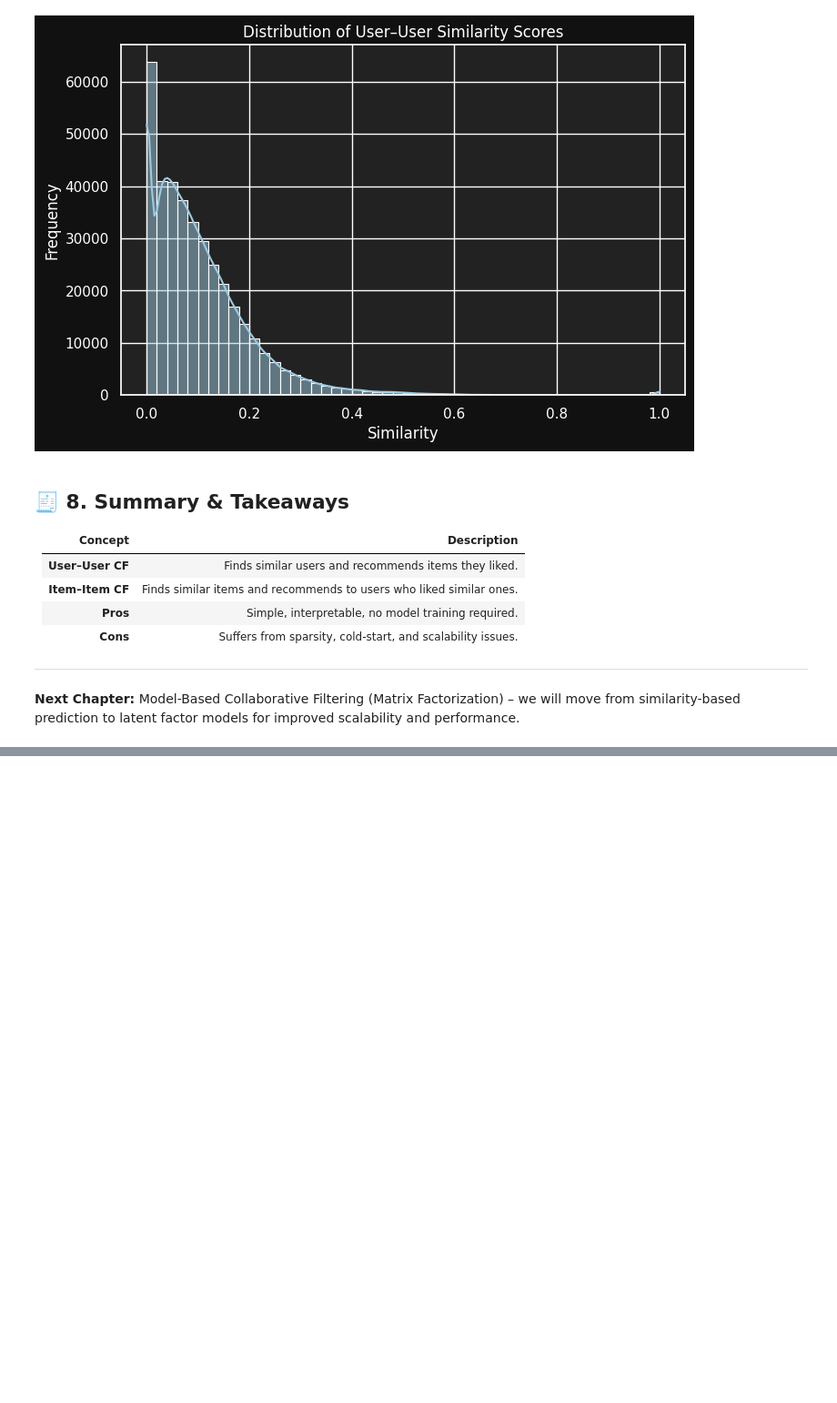
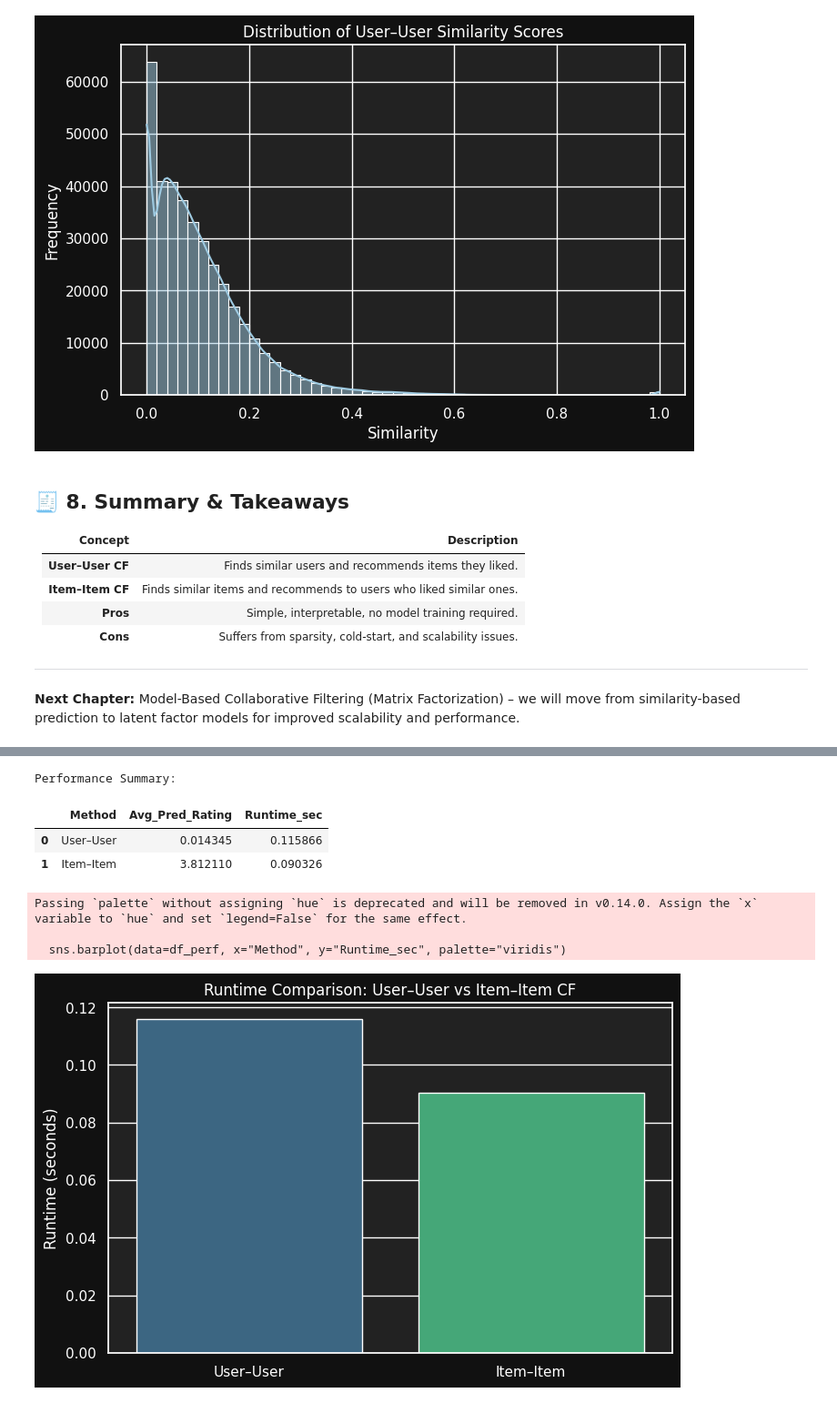
Before and after one commit to MehrdadJalali-AI/RecommenderSystems, a Jupyter notebook: Chapter3_CF_Practical.ipynb, the cells around one changed output, grey strips where cells are left out. Shown at 91% size. Cells and saved outputs as stored; diff of their text form; code cells hidden in the pictures; blank space fills up the shorter version.

```diff
--- a/Chapter3_CF_Practical.ipynb
+++ b/Chapter3_CF_Practical.ipynb
@@ -266,0 +277,43 @@ plt.show()
+# %%
+# ===============================================
+# 🔹 Performance Comparison Between CF Methods
+# ===============================================
+
+import time
+
+# Example: Simulate evaluation by computing runtime and few predictions
+sample_users = np.random.choice(user_item_matrix.index, 10, replace=False)
+sample_items = np.random.choice(user_item_matrix.columns, 10, replace=False)
+
+results = []
+for method in ["User–User", "Item–Item"]:
+    start = time.time()
+    preds = []
+    for u in sample_users:
+        for i in sample_items:
+            if method == "User–User":
+                preds.append(predict_user_user(u, i, k=5))
+            else:
+                preds.append(predict_item_item(u, i, k=5))
+    end = time.time()
+    results.append({"Method": method, "Avg_Pred_Rating": np.nanmean(preds), "Runtime_sec": end - start})
+
+df_perf = pd.DataFrame(results)
+print("Performance Summary:")
+display(df_perf)
+
+# Visualize runtime comparison
+sns.barplot(data=df_perf, x="Method", y="Runtime_sec", palette="viridis")
+plt.title("Runtime Comparison: User–User vs Item–Item CF")
+plt.xlabel("")
+plt.ylabel("Runtime (seconds)")
+plt.show()
+# %% [output]
+Performance Summary:
+|  | Method | Avg_Pred_Rating | Runtime_sec |
+| 0 | User–User | 0.014345 | 0.115866 |
+| 1 | Item–Item | 3.812110 | 0.090326 |
+Passing `palette` without assigning `hue` is deprecated and will be removed in v0.14.0. Assign the `x` variable to `hue` and set `legend=False` for the same effect.
+
+  sns.barplot(data=df_perf, x="Method", y="Runtime_sec", palette="viridis")
+[figure, added]
```
Also changed, not shown: parts of 5 cells of this notebook.
